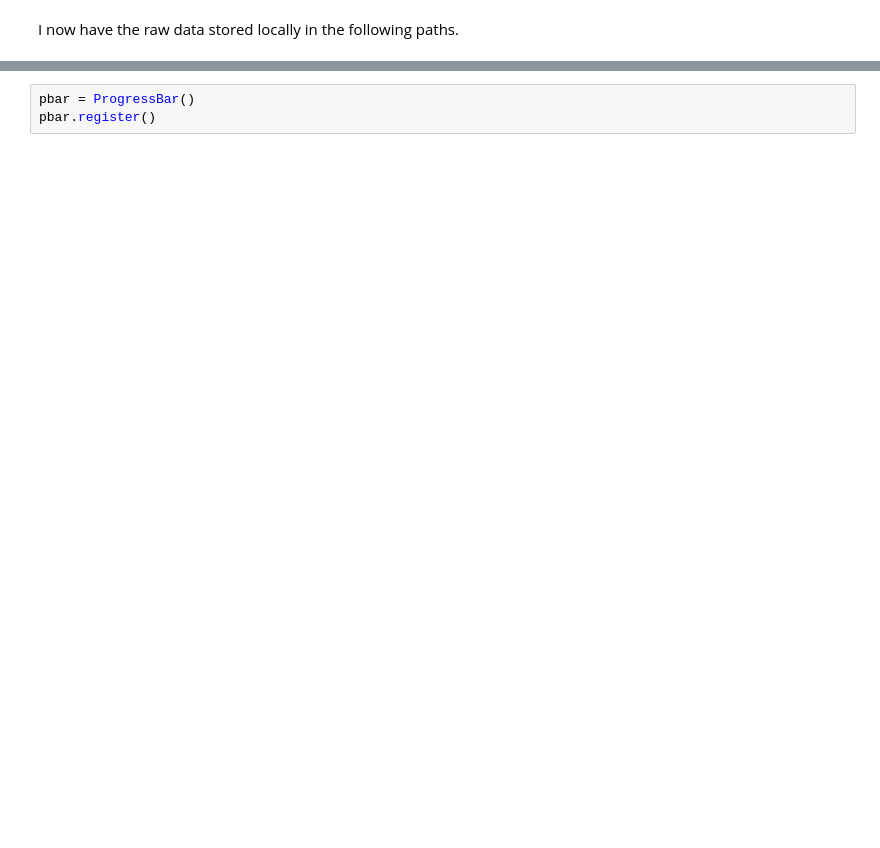
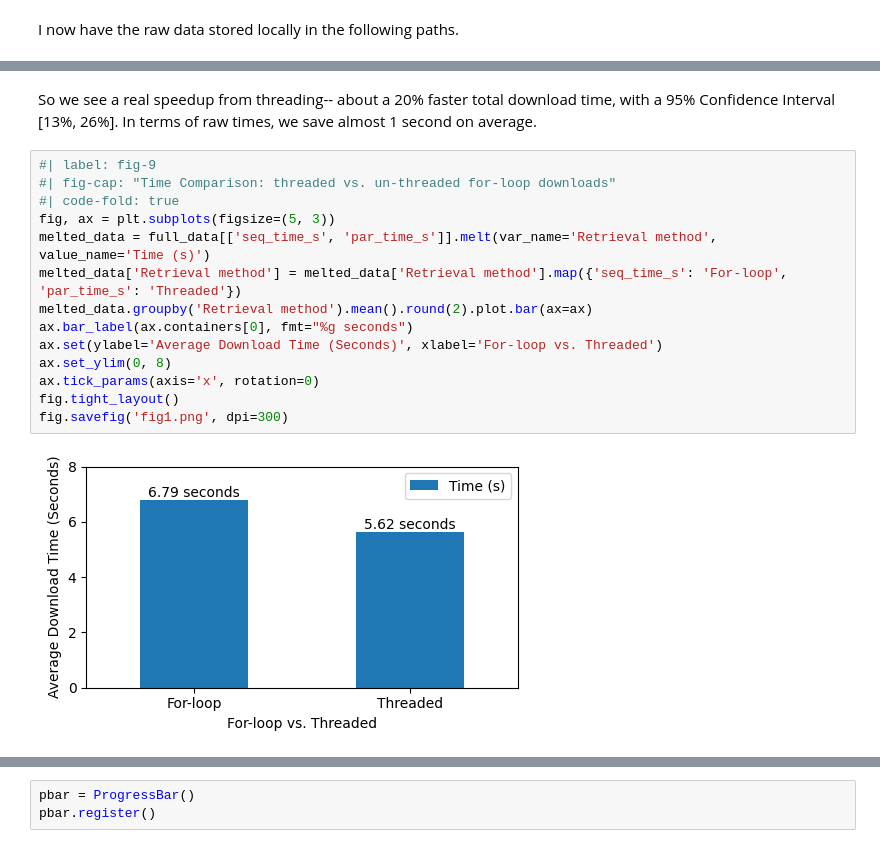
Before and after one commit to peter-amerkhanian/peter-amerkhanian.github.io, a Jupyter notebook: posts/dask-data-io/index.ipynb, the cells around one changed output, grey strips where cells are left out. Saved outputs shown, nothing was run; the diff lists cells and outputs as text; blank space fills up the shorter version.

```diff
--- a/posts/dask-data-io/index.ipynb
+++ b/posts/dask-data-io/index.ipynb
@@ -357,0 +409,18 @@ When we convert to parquet we'll get two core benefits:
+# %% [markdown]
+So we see a real speedup from threading-- about a 20% faster total download time, with a 95% Confidence Interval [13%, 26%]. In terms of raw times, we save almost 1 second on average.
+# %%
+#| label: fig-9
+#| fig-cap: "Time Comparison: threaded vs. un-threaded for-loop downloads"
+#| code-fold: true
+fig, ax = plt.subplots(figsize=(5, 3))
+melted_data = full_data[['seq_time_s', 'par_time_s']].melt(var_name='Retrieval method', value_name='Time (s)')
+melted_data['Retrieval method'] = melted_data['Retrieval method'].map({'seq_time_s': 'For-loop', 'par_time_s': 'Threaded'})
+melted_data.groupby('Retrieval method').mean().round(2).plot.bar(ax=ax)
+ax.bar_label(ax.containers[0], fmt="%g seconds")
+ax.set(ylabel='Average Download Time (Seconds)', xlabel='For-loop vs. Threaded')
+ax.set_ylim(0, 8)
+ax.tick_params(axis='x', rotation=0)
+fig.tight_layout()
+fig.savefig('fig1.png', dpi=300)
+# %% [output]
+[figure, added]
```
Also changed, not shown: parts of 75 cells of this notebook, 16 other files.
